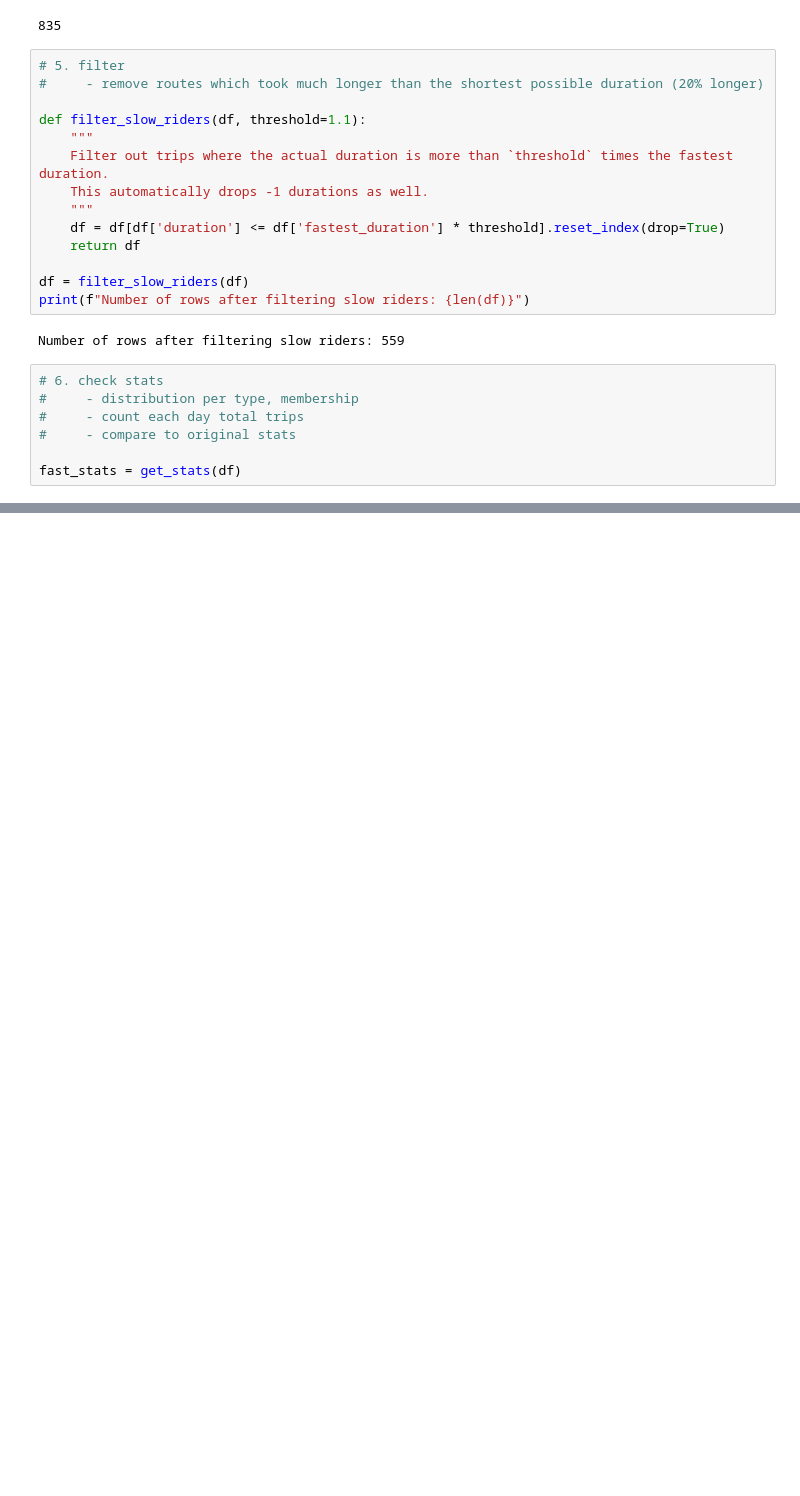
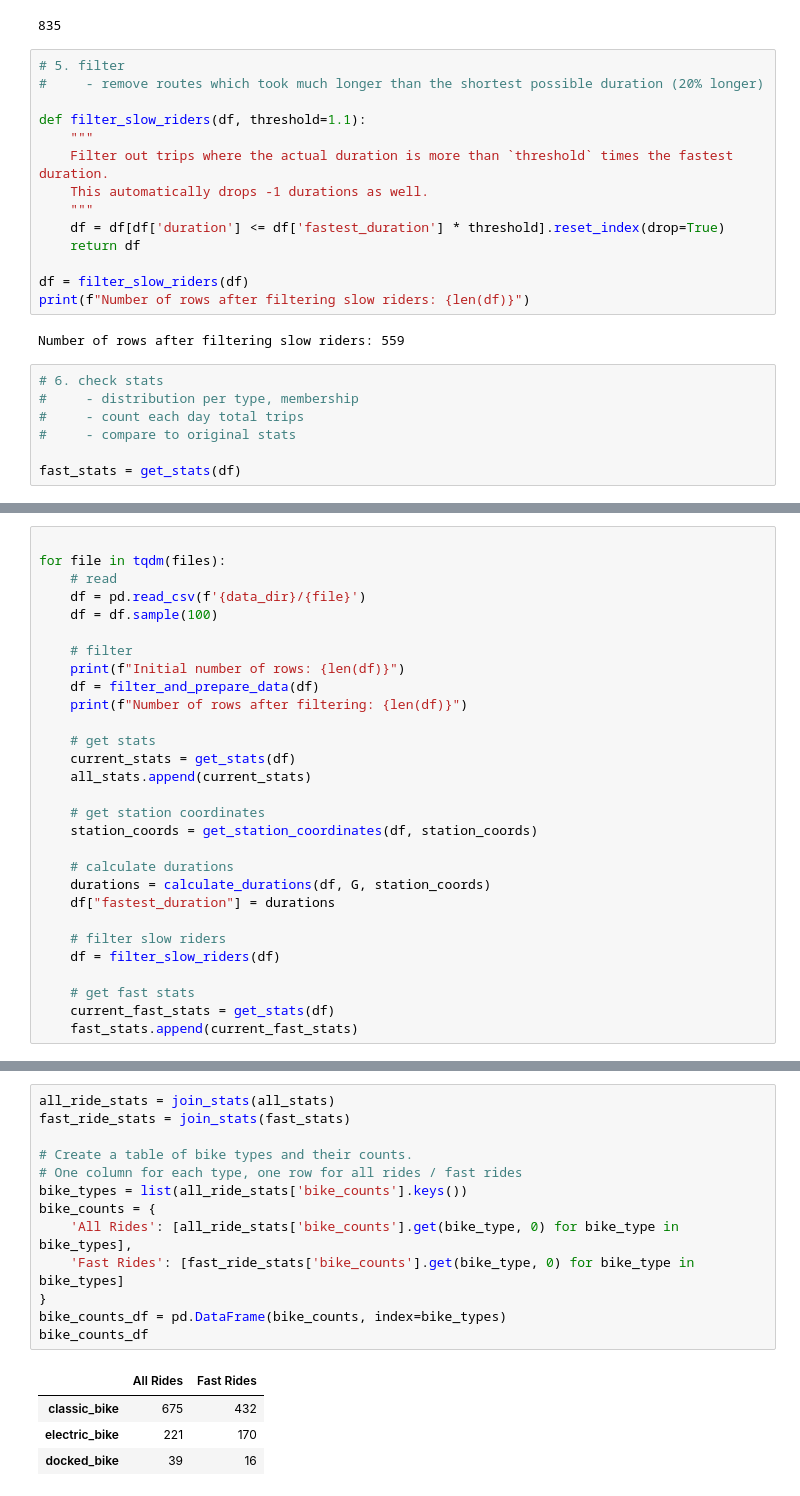
Before and after one commit to JustasTamulis/big_data, a Jupyter notebook: lab6/functions.ipynb, the cells around one changed output, grey strips where cells are left out. Saved outputs shown, nothing was run; the diff lists cells and outputs as text; blank space fills up the shorter version.

```diff
--- a/lab6/functions.ipynb
+++ b/lab6/functions.ipynb
@@ -271,0 +320,29 @@ AttributeError: 'dict' object has no attribute 'hist'
+# %%
+
+for file in tqdm(files):
+    # read
+    df = pd.read_csv(f'{data_dir}/{file}')
+    df = df.sample(100)
+
+    # filter
+    print(f"Initial number of rows: {len(df)}")
+    df = filter_and_prepare_data(df)
+    print(f"Number of rows after filtering: {len(df)}")
+
+    # get stats
+    current_stats = get_stats(df)
+    all_stats.append(current_stats)
+
+    # get station coordinates
+    station_coords = get_station_coordinates(df, station_coords)
+
+    # calculate durations
+    durations = calculate_durations(df, G, station_coords)
+    df["fastest_duration"] = durations
+
+    # filter slow riders
+    df = filter_slow_riders(df)
+
+    # get fast stats
+    current_fast_stats = get_stats(df)
+    fast_stats.append(current_fast_stats)
@@ -271,0 +391,18 @@ AttributeError: 'dict' object has no attribute 'hist'
+# %%
+all_ride_stats = join_stats(all_stats)
+fast_ride_stats = join_stats(fast_stats)
+
+# Create a table of bike types and their counts.
+# One column for each type, one row for all rides / fast rides
+bike_types = list(all_ride_stats['bike_counts'].keys())
+bike_counts = {
+    'All Rides': [all_ride_stats['bike_counts'].get(bike_type, 0) for bike_type in bike_types],
+    'Fast Rides': [fast_ride_stats['bike_counts'].get(bike_type, 0) for bike_type in bike_types]
+}
+bike_counts_df = pd.DataFrame(bike_counts, index=bike_types)
+bike_counts_df
+# %% [output]
+|  | All Rides | Fast Rides |
+| classic_bike | 675 | 432 |
+| electric_bike | 221 | 170 |
+| docked_bike | 39 | 16 |
```
Also changed, not shown: parts of 9 cells of this notebook, 2 other files.
